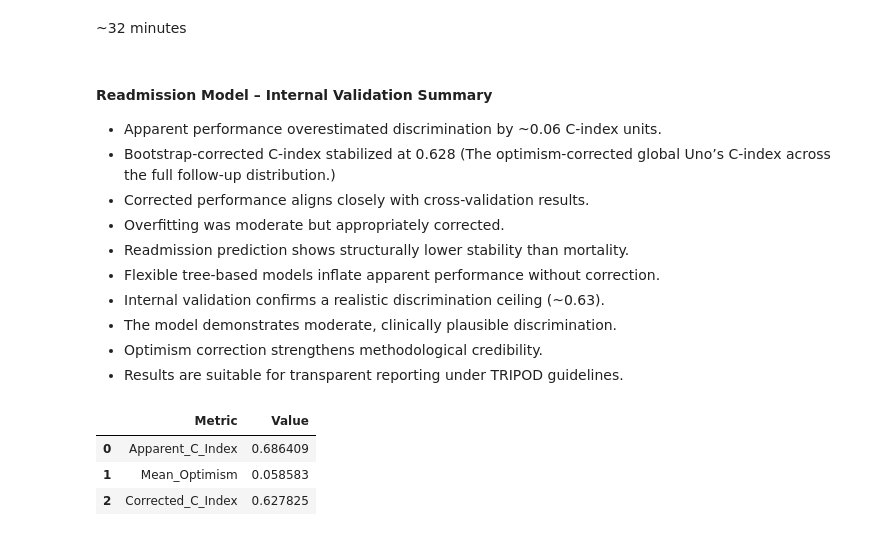
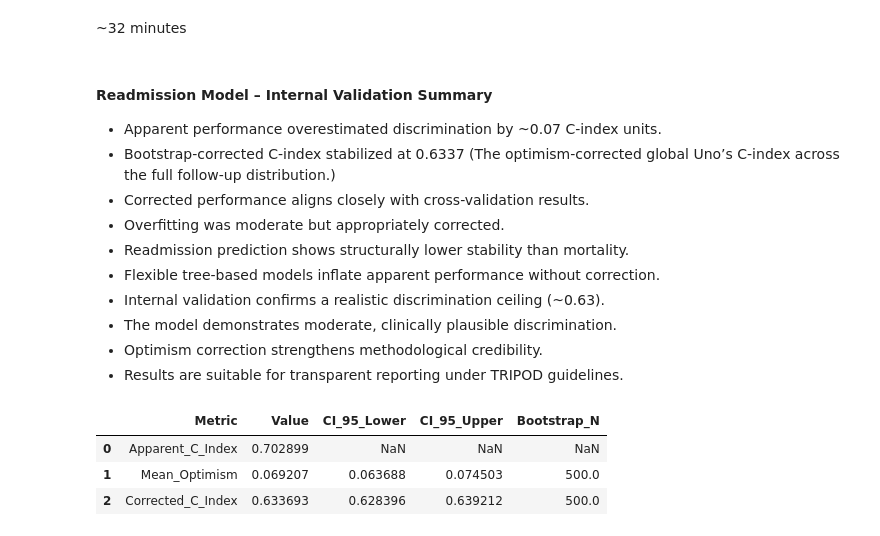
Before and after one commit to FONDECYTACC/cons2025, a Jupyter notebook: XGboost_readm_hyp_tun_feb26.ipynb, the cells around one changed output. Cells and saved outputs as stored; diff of their text form; code cells hidden in the pictures.

```diff
--- a/XGboost_readm_hyp_tun_feb26.ipynb
+++ b/XGboost_readm_hyp_tun_feb26.ipynb
@@ -1091,17 +2042,12 @@ min_child_weight: 7.0
 import pandas as pd
 from IPython.display import HTML, display
 
-# Reset options so Pandas doesn't force everything
-pd.set_option('display.max_rows', None)
-pd.set_option('display.max_columns', None)
-pd.set_option('display.width', None)
-pd.set_option('display.max_colwidth', None)
-
-# Convert DataFrame to HTML and wrap in a scrollable div
-html_table_opt1 = df_results.to_html()
-scroll_box_opt1 = f"""
-<div style="max-height:500px; max-width:1000px; overflow-y:auto; overflow-x:auto; border:1px solid #ccc;">
-{html_table_opt1}
-</div>
-"""
-display(HTML(scroll_box_opt1))
+def show_scrollable_df(df, max_height=500, max_width=1200):
+    html_table = df.to_html(index=False)
+    scroll_box = f"""
+    <div style="max-height:{max_height}px; max-width:{max_width}px;
+                overflow-y:auto; overflow-x:auto; border:1px solid #ccc;">
+    {html_table}
+    </div>
+    """
+    display(HTML(scroll_box))
@@ -1496,19 +2725,0 @@ min_child_weight: 20.0
-# %%
-
-import pandas as pd
-from IPython.display import HTML, display
-
-# Reset options so Pandas doesn't force everything
-pd.set_option('display.max_rows', None)
-pd.set_option('display.max_columns', None)
-pd.set_option('display.width', None)
-pd.set_option('display.max_colwidth', None)
-
-# Convert DataFrame to HTML and wrap in a scrollable div
-html_table_opt2 = df_pareto.to_html()
-scroll_box_opt2 = f"""
-<div style="max-height:500px; max-width:1000px; overflow-y:auto; overflow-x:auto; border:1px solid #ccc;">
-{html_table_opt2}
-</div>
-"""
-display(HTML(scroll_box_opt2))
@@ -1796,8 +3079,8 @@ Results saved successfully to _out/XGB_Readm_Bootstrap_Optimism_Results_20260223
 # %% [markdown]
 #### Readmission Model – Internal Validation Summary
 
-- Apparent performance overestimated discrimination by ~0.06 C-index units.
-- Bootstrap-corrected C-index stabilized at 0.628 (The optimism-corrected global Uno’s C-index across the full follow-up distribution.)
+- Apparent performance overestimated discrimination by ~0.07 C-index units.
+- Bootstrap-corrected C-index stabilized at 0.6337 (The optimism-corrected global Uno’s C-index across the full follow-up distribution.)
 - Corrected performance aligns closely with cross-validation results.
 - Overfitting was moderate but appropriately corrected.
 - Readmission prediction shows structurally lower stability than mortality.
@@ -1808,15 +3091,15 @@ Results saved successfully to _out/XGB_Readm_Bootstrap_Optimism_Results_20260223
 - Results are suitable for transparent reporting under TRIPOD guidelines.
 # %%
 from IPython.display import HTML, display
-html_table = results_df.to_html(index=True, escape=False)
+html_table = summary_df.to_html(index=True, escape=False)
 scroll_box = f"""
 <div style="max-height:600px; max-width:100%; overflow-y:auto; overflow-x:auto; border:1px solid #ddd; padding:6px;">
 {html_table}
 </div>
 """
 display(HTML(scroll_box))
 # %% [output]
-|  | Metric | Value |
-| 0 | Apparent_C_Index | 0.686409 |
-| 1 | Mean_Optimism | 0.058583 |
-| 2 | Corrected_C_Index | 0.627825 |
+|  | Metric | Value | CI_95_Lower | CI_95_Upper | Bootstrap_N |
+| 0 | Apparent_C_Index | 0.702899 | NaN | NaN | NaN |
+| 1 | Mean_Optimism | 0.069207 | 0.063688 | 0.074503 | 500.0 |
+| 2 | Corrected_C_Index | 0.633693 | 0.628396 | 0.639212 | 500.0 |
```
Also changed, not shown: parts of 66 cells of this notebook, 4 other files.
